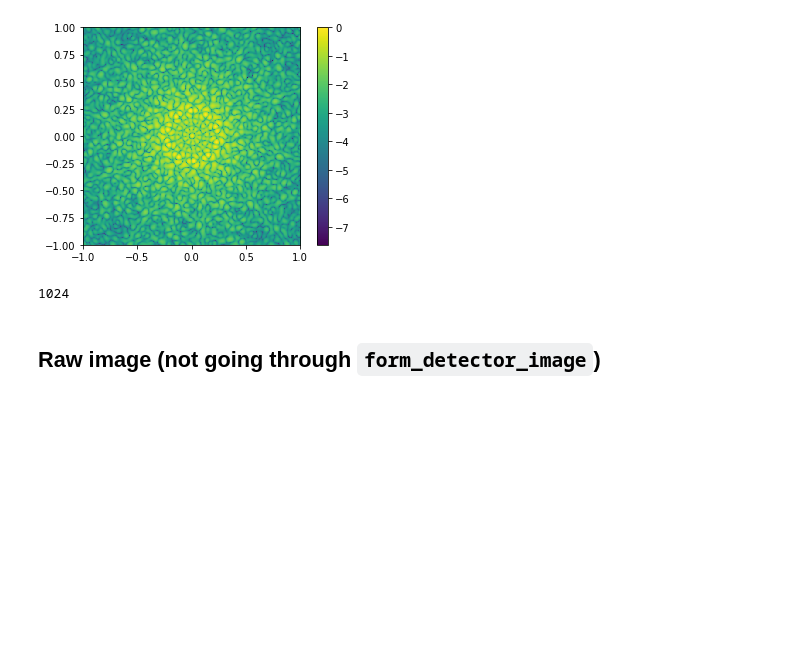
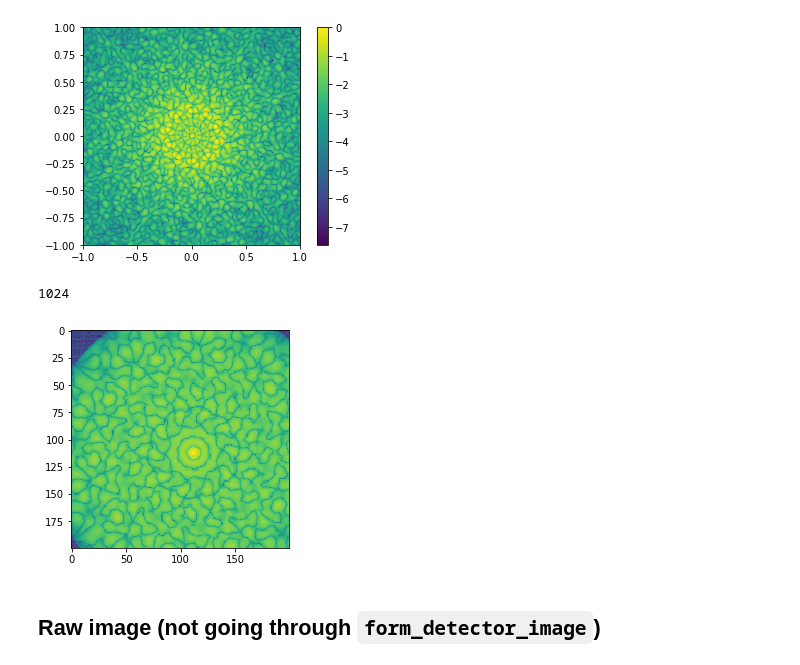
Before and after one commit to benjaminpope/toliman, a Jupyter notebook: image_modelling/notebooks/Validate spiral PSF.ipynb, the cells around one changed output. Saved outputs shown, nothing was run; the diff lists cells and outputs as text; code cells hidden in the pictures; blank space fills up the shorter version.

```diff
--- a/image_modelling/notebooks/Validate spiral PSF.ipynb
+++ b/image_modelling/notebooks/Validate spiral PSF.ipynb
@@ -92,6 +91,17 @@ view_psf(zemax, 4e-3, 1.)
 print(zemax.shape[0])
 # %% [output]
 1024
+# %%
+import numpy as np
+zemax_fft = np.fft.fft2(zemax)
+fshift = np.fft.fftshift(zemax_fft)
+# %%
+import matplotlib.pyplot as plt
+#plt.imshow(np.angle(zemax_fft))
+plt.imshow(20*np.log(np.abs(fshift))[400:600,400:600])
+plt.show()
+# %% [output]
+[figure, added]
 # %% [markdown]
 ## Raw image (not going through `form_detector_image`)
 # %%
```
Also changed, not shown: parts of 3 cells of this notebook, 2 other files.
